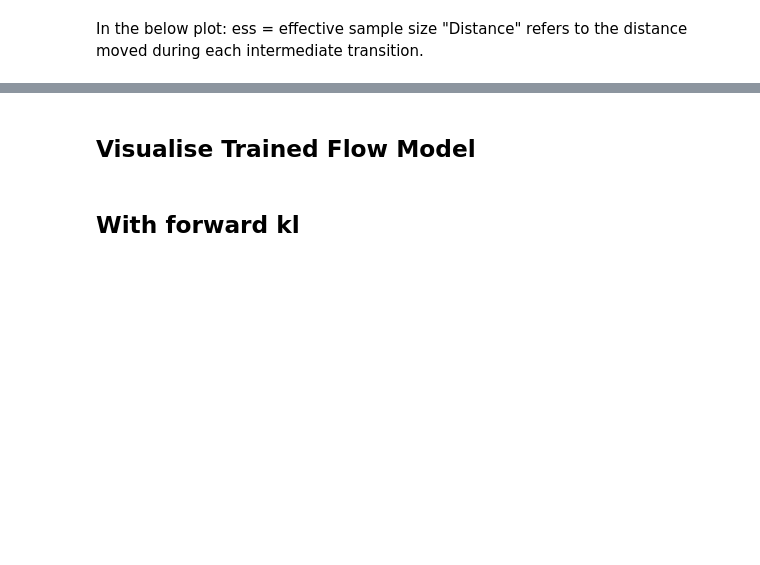
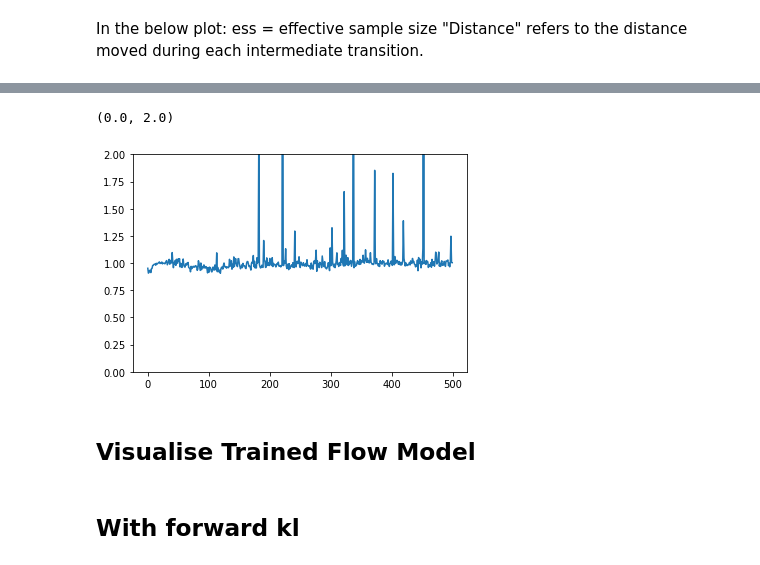
Before and after one commit to lollcat/fab-torch, a Jupyter notebook: examples/double_well_with_prioritised_buffer.ipynb, the cells around one changed output, grey strips where cells are left out. Saved outputs shown, nothing was run; the diff lists cells and outputs as text; code cells hidden in the pictures; blank space fills up the shorter version.

```diff
--- a/examples/double_well_with_prioritised_buffer.ipynb
+++ b/examples/double_well_with_prioritised_buffer.ipynb
@@ -134,3 +158,9 @@ history1 = logger.history
+# %%
+plt.plot(logger.history["w_adjust_mean"])
+plt.ylim([0, 2.0])
+# %% [output]
+(0.0, 2.0)
+[figure, added]
 # %% [markdown]
 ## Visualise Trained Flow Model
 # %%
```
Also changed, not shown: parts of 7 cells of this notebook, 2 other files.
